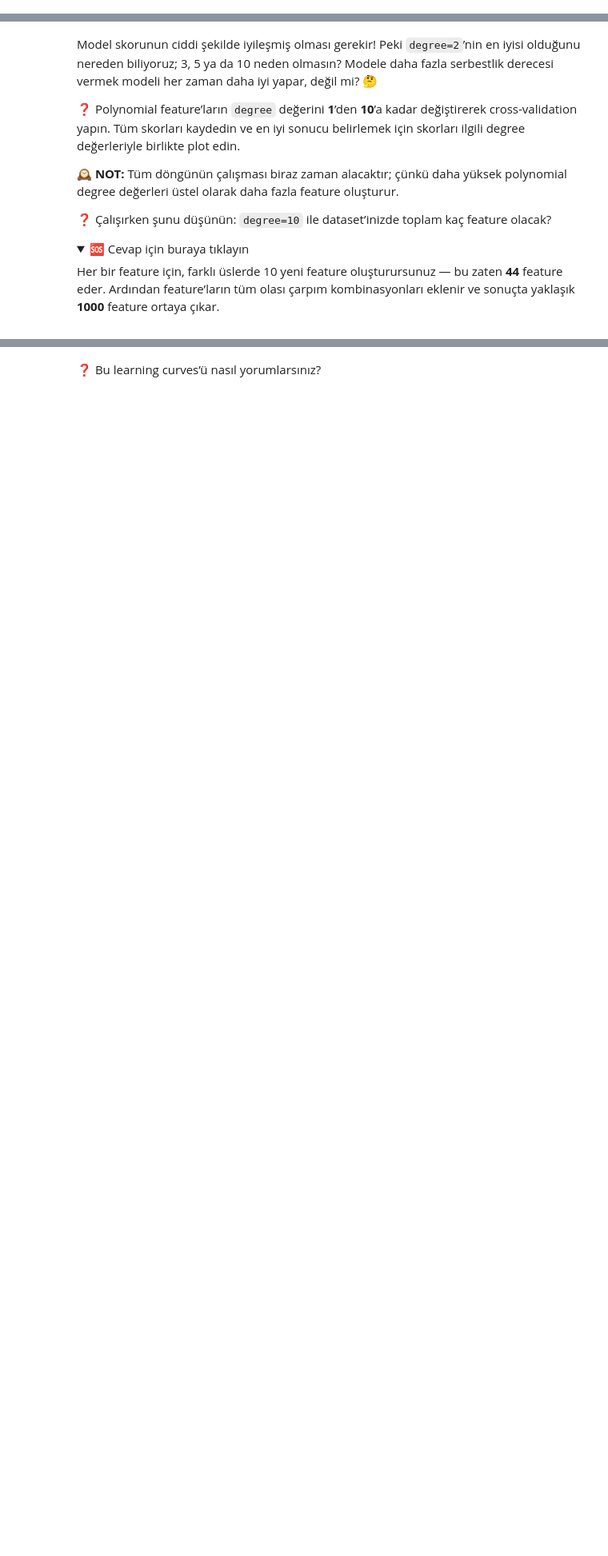
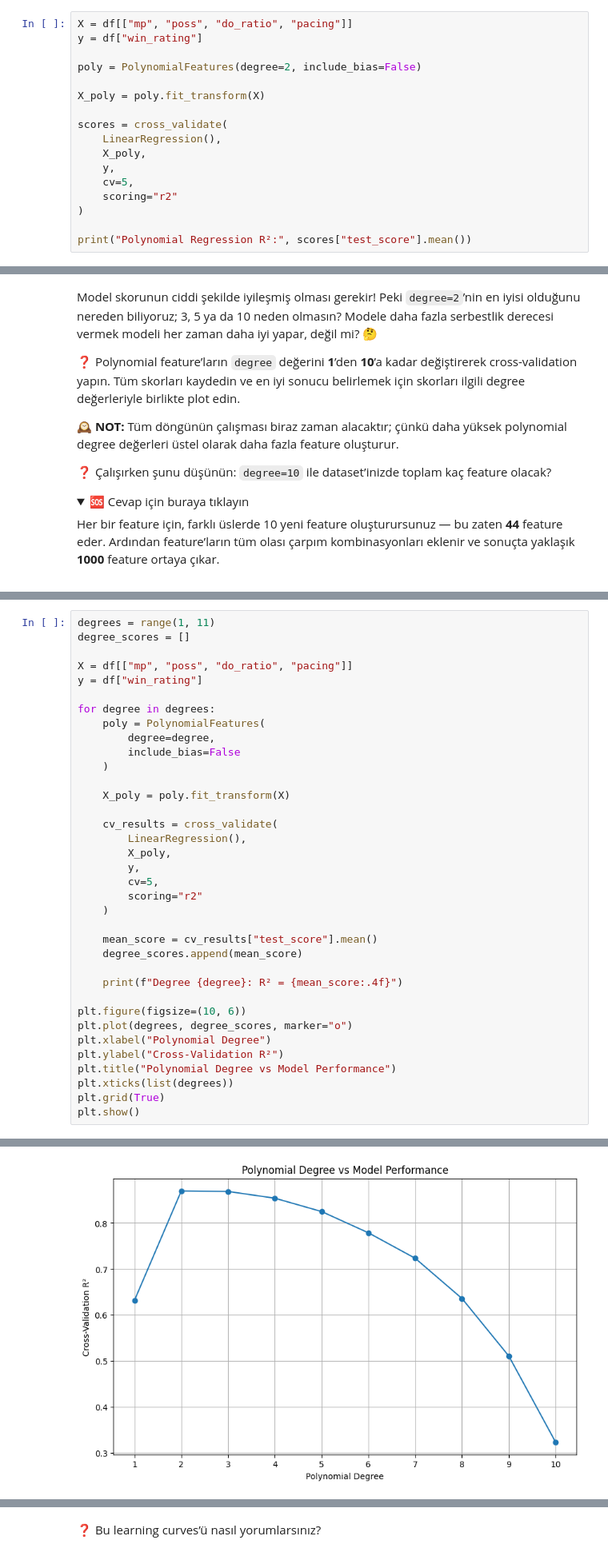
Before and after one commit to Burak-Gokce/S16D1-S-data-learning-curves-, a Jupyter notebook: Learning_Curves.ipynb, the cells around one changed output, grey strips where cells are left out. Shown at 80% size. Cells and saved outputs as stored; diff of their text form; folded sections open; blank space fills up the shorter version.

```diff
--- a/Learning_Curves.ipynb
+++ b/Learning_Curves.ipynb
@@ -258,0 +338,17 @@ plt.plot(X_sorted['mp'], predictions, linewidth=3, color='r')
+# %%
+X = df[["mp", "poss", "do_ratio", "pacing"]]
+y = df["win_rating"]
+
+poly = PolynomialFeatures(degree=2, include_bias=False)
+
+X_poly = poly.fit_transform(X)
+
+scores = cross_validate(
+    LinearRegression(),
+    X_poly,
+    y,
+    cv=5,
+    scoring="r2"
+)
+
+print("Polynomial Regression R²:", scores["test_score"].mean())
@@ -277,0 +374,37 @@ Her bir feature için, farklı üslerde 10 yeni feature oluşturursunuz — bu z
+# %%
+degrees = range(1, 11)
+degree_scores = []
+
+X = df[["mp", "poss", "do_ratio", "pacing"]]
+y = df["win_rating"]
+
+for degree in degrees:
+    poly = PolynomialFeatures(
+        degree=degree,
+        include_bias=False
+    )
+
+    X_poly = poly.fit_transform(X)
+
+    cv_results = cross_validate(
+        LinearRegression(),
+        X_poly,
+        y,
+        cv=5,
+        scoring="r2"
+    )
+
+    mean_score = cv_results["test_score"].mean()
+    degree_scores.append(mean_score)
+
+    print(f"Degree {degree}: R² = {mean_score:.4f}")
+
+plt.figure(figsize=(10, 6))
+plt.plot(degrees, degree_scores, marker="o")
+plt.xlabel("Polynomial Degree")
+plt.ylabel("Cross-Validation R²")
+plt.title("Polynomial Degree vs Model Performance")
+plt.xticks(list(degrees))
+plt.grid(True)
+plt.show()
+# %% [output]
@@ -278,3 +421,4 @@ Her bir feature için, farklı üslerde 10 yeni feature oluşturursunuz — bu z
+[figure, added]
 # %% [markdown]
 ❓ NBA oyuncularının win rating’ini tahmin etmek için hangi polynomial feature derecesi en uygunudur?
 
```
Also changed, not shown: parts of 20 cells of this notebook, 1 other file.
